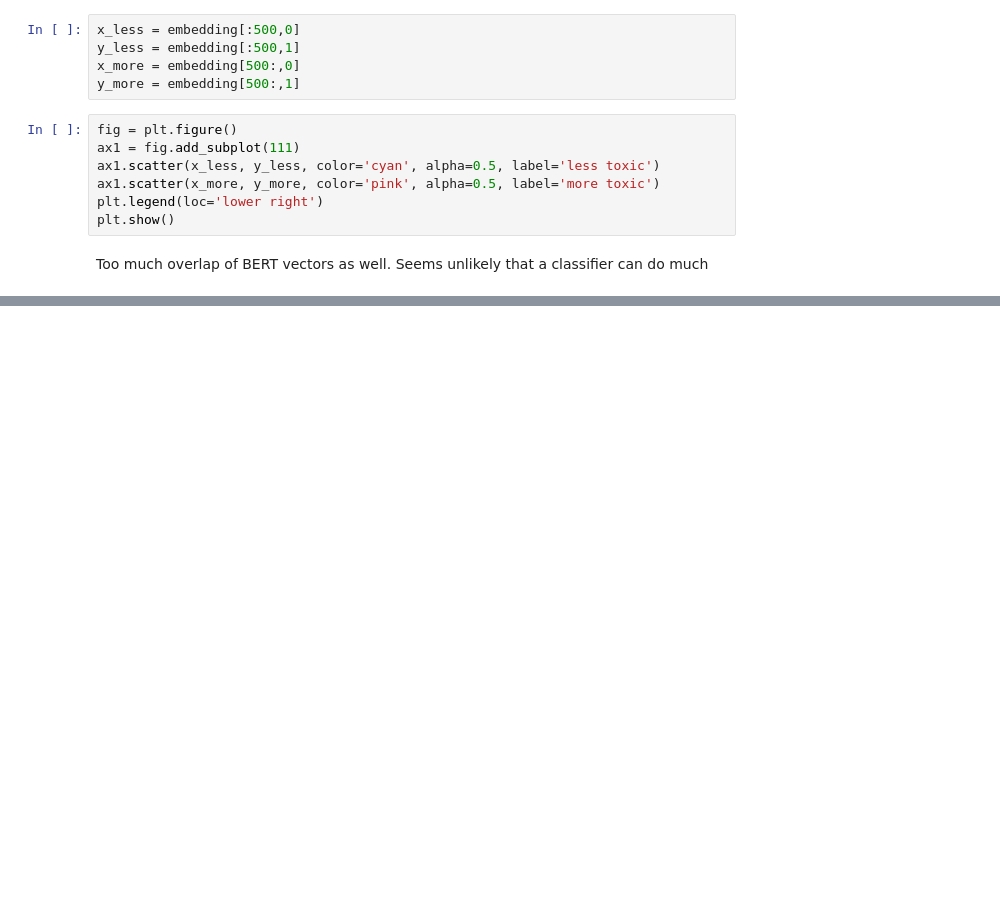
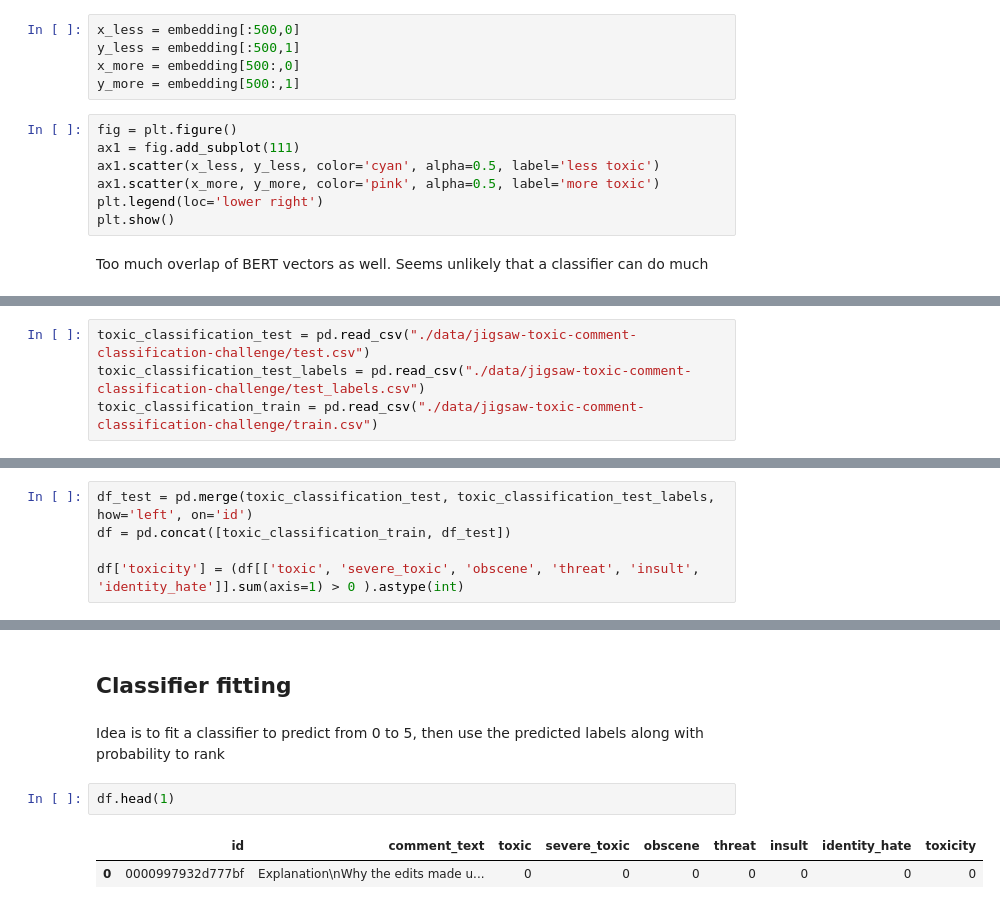
Before and after one commit to arunava-de/Deep-Learning, a Jupyter notebook: Toxicity Scoring.ipynb, the cells around one changed output, grey strips where cells are left out. Saved outputs shown, nothing was run; the diff lists cells and outputs as text; blank space fills up the shorter version.

```diff
--- a/Toxicity Scoring.ipynb
+++ b/Toxicity Scoring.ipynb
@@ -181,0 +200,4 @@ Too much overlap of BERT vectors as well. Seems unlikely that a classifier can d
+# %%
+toxic_classification_test = pd.read_csv("./data/jigsaw-toxic-comment-classification-challenge/test.csv")
+toxic_classification_test_labels = pd.read_csv("./data/jigsaw-toxic-comment-classification-challenge/test_labels.csv")
+toxic_classification_train = pd.read_csv("./data/jigsaw-toxic-comment-classification-challenge/train.csv")
@@ -181,0 +209,5 @@ Too much overlap of BERT vectors as well. Seems unlikely that a classifier can d
+# %%
+df_test = pd.merge(toxic_classification_test, toxic_classification_test_labels, how='left', on='id')
+df = pd.concat([toxic_classification_train, df_test])
+
+df['toxicity'] = (df[['toxic', 'severe_toxic', 'obscene', 'threat', 'insult', 'identity_hate']].sum(axis=1) > 0 ).astype(int)
@@ -181,0 +260,9 @@ Too much overlap of BERT vectors as well. Seems unlikely that a classifier can d
+# %% [markdown]
+## Classifier fitting
+# %% [markdown]
+Idea is to fit a classifier to predict from 0 to 5, then use the predicted labels along with probability to rank
+# %%
+df.head(1)
+# %% [output]
+|  | id | comment_text | toxic | severe_toxic | obscene | threat | insult | identity_hate | toxicity |
+| 0 | 0000997932d777bf | Explanation\nWhy the edits made u... | 0 | 0 | 0 | 0 | 0 | 0 | 0 |
```
Also changed, not shown: parts of 14 cells of this notebook.
